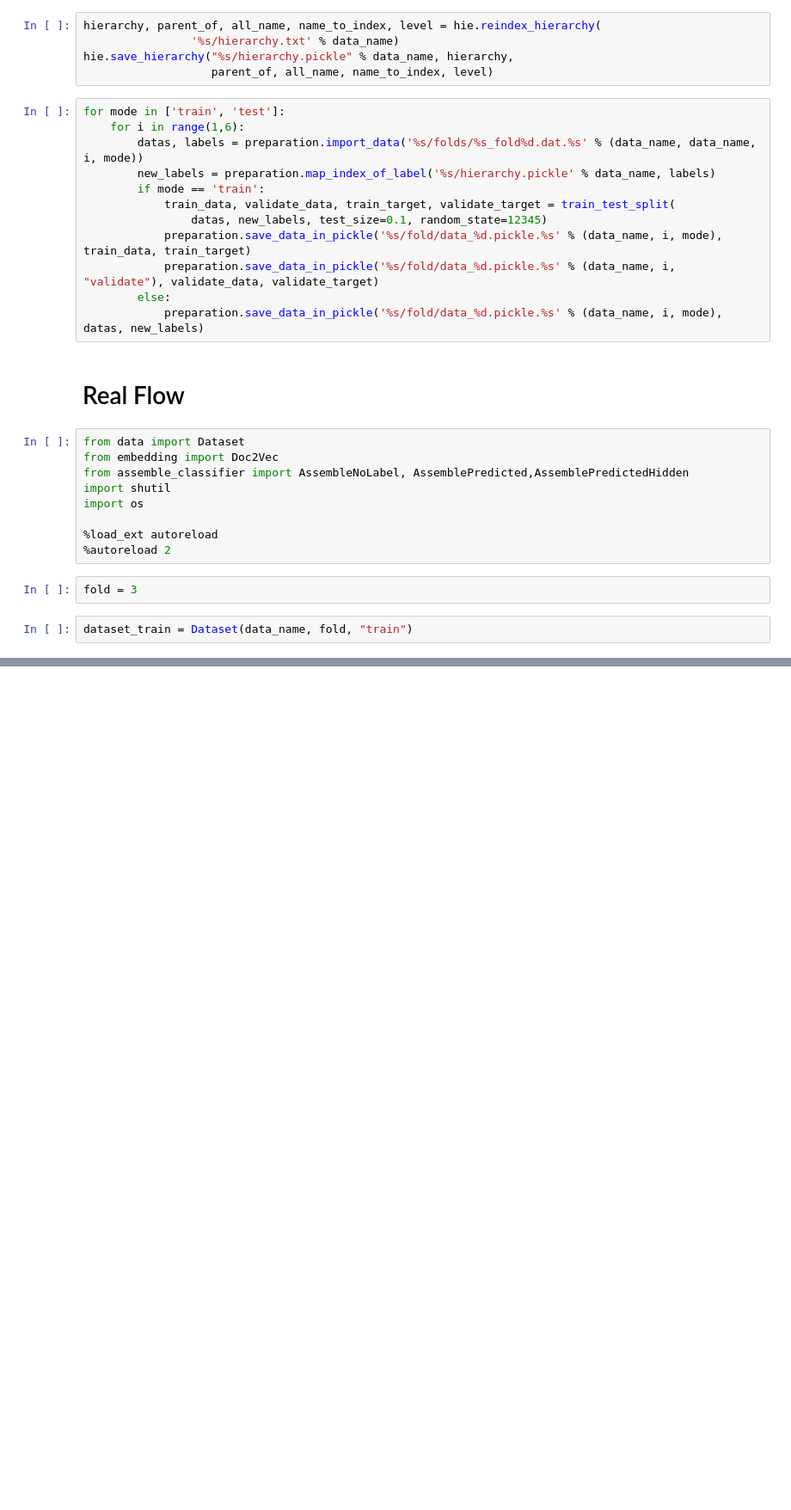
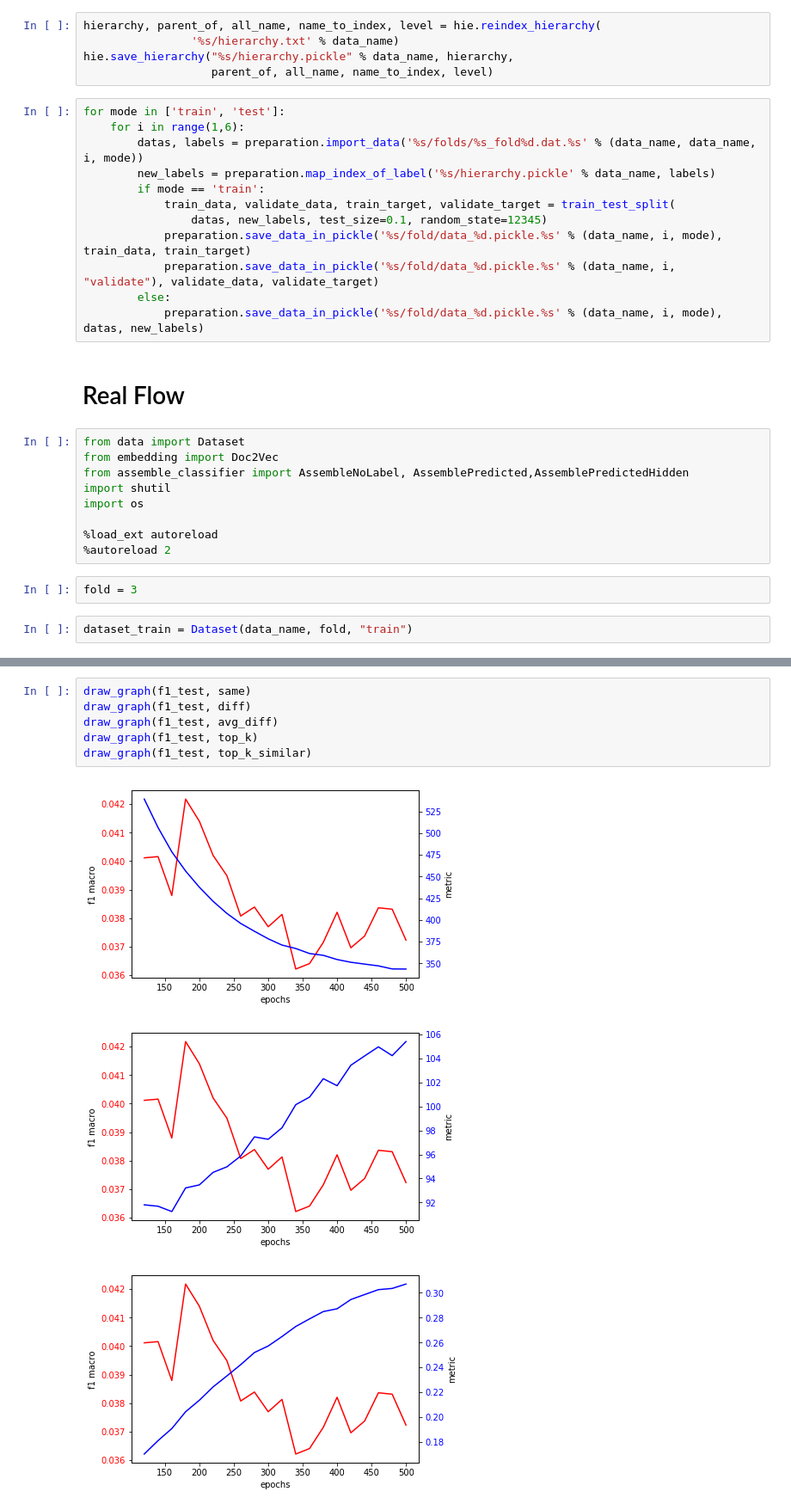
Before and after one commit to ChanatipSaetia/ESL-NN, a Jupyter notebook: Demo-Doc2VecMetric.ipynb, the cells around one changed output, grey strips where cells are left out. Shown at 86% size. Cells and saved outputs as stored; diff of their text form; blank space fills up the shorter version.

```diff
--- a/Demo-Doc2VecMetric.ipynb
+++ b/Demo-Doc2VecMetric.ipynb
@@ -199,0 +181,10 @@ plt.show()
+# %%
+draw_graph(f1_test, same)
+draw_graph(f1_test, diff)
+draw_graph(f1_test, avg_diff)
+draw_graph(f1_test, top_k)
+draw_graph(f1_test, top_k_similar)
+# %% [output]
+[figure, added]
+[figure, added]
+[figure, added]
```
Also changed, not shown: parts of 12 cells of this notebook.
